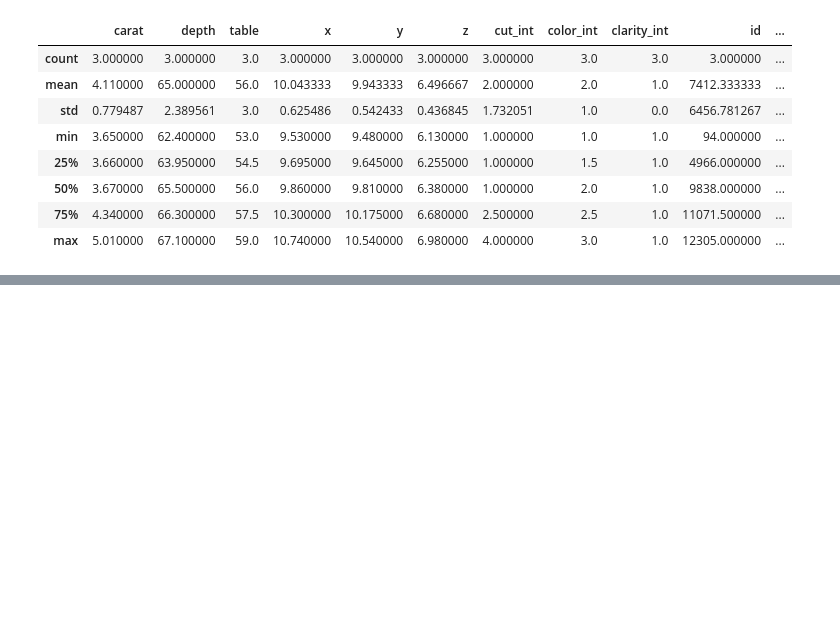
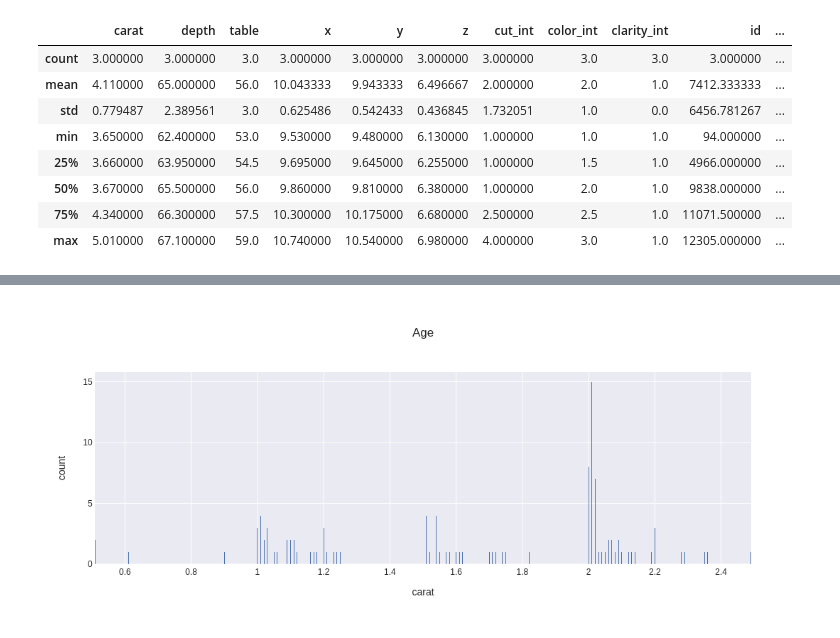
Before and after one commit to carpiero/Kaggle_Competition_Machine_Learning, a Jupyter notebook: notebooks/NotebookML002.ipynb, the cells around one changed output, grey strips where cells are left out. Cells and saved outputs as stored; diff of their text form; code cells hidden in the pictures; blank space fills up the shorter version.

```diff
--- a/notebooks/NotebookML002.ipynb
+++ b/notebooks/NotebookML002.ipynb
@@ -423,7 +454,7 @@ print('TERMINADO\n\n\n')
 # %%
 # CatBoostRegressor(depth = 8, iterations = 1200,silent=True)
 
-model2= LinearSVR()
+model2= DecisionTreeRegrssor()
 
 
 #  'n_estimators': [16, 32, 64, 128, 256, 500],
@@ -441,10 +472,13 @@ model2= LinearSVR()
 #     'min_samples_split' :[14,16,18],
 #     'n_estimators':[120,200,300],
 #     'min_samples_leaf' : [4,6,8],
+# max_iter=200
+# max_fun=15000
 
 param_grid = {
-'max_iter' :[8000,9500,10000,11000],
-
+'max_depth' :[9,10,11,12,13,14,15],
+    'min_samples_split':[8,12,16,17,18,19,20,21,22,23,24,25],
+'min_samples_leaf':[1,2,3,4,5,6,7,8,9,10,11]
 
 }
 
@@ -823,3 +849,8 @@ dftest.loc[(dftest['Diff']>2000) | (dftest['Diff']<-2000)].sort_values(by='Diff'
 | 17366 | 2.02 | 61.2 | 60.0 | 8.22 | 8.13 | 5.00 | 4 | 2 | 4 | 11059.0 | ... |
 | 3979 | 2.32 | 62.1 | 58.0 | 8.47 | 8.43 | 5.25 | 4 | 2 | 2 | 10913.0 | ... |
 | 8147 | 1.60 | 62.0 | 57.0 | 7.47 | 7.43 | 4.62 | 5 | 4 | 5 | 9856.0 | ... |
+# %%
+fig=px.histogram(dftest.loc[(dftest['Diff']>1500)], x='carat',nbins=1000,template='seaborn',title='Age',barmode='group')
+fig.show()
+# %% [output]
+[figure, added]
```
Also changed, not shown: parts of 21 cells of this notebook, 7 other files.
